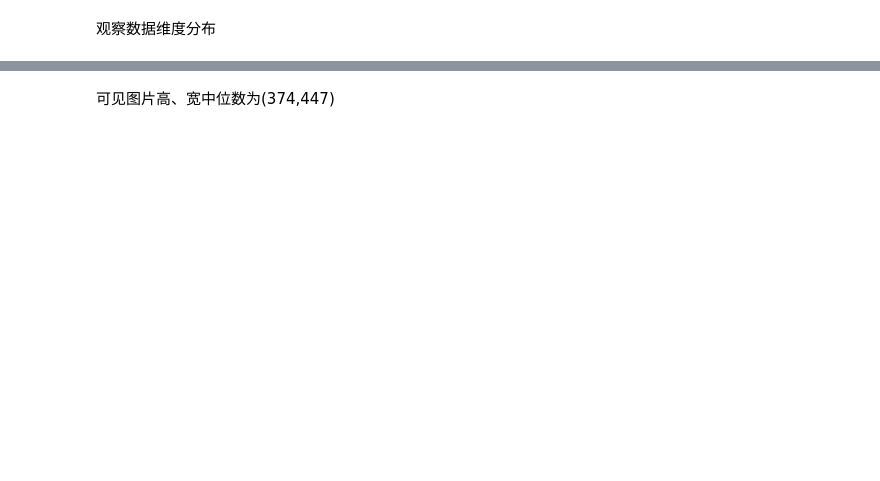
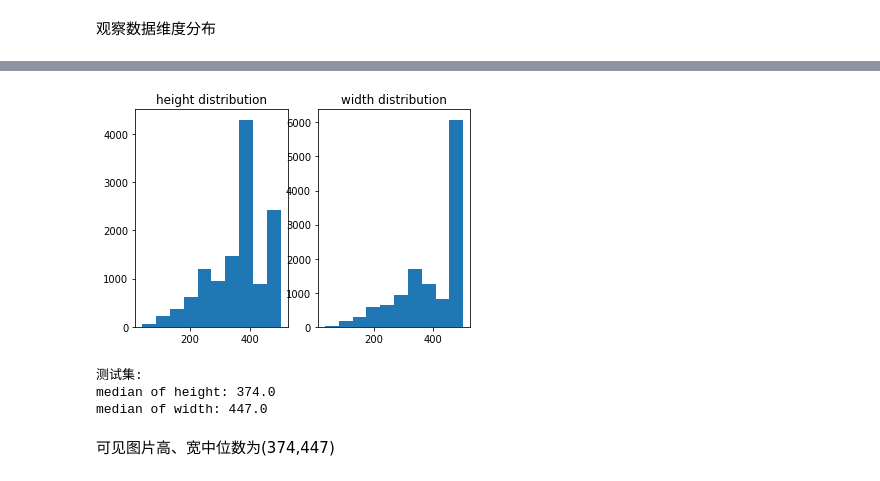
Before and after one commit to fanpaa/my-udacity-mlnd, a Jupyter notebook: preprocessing_dataset.ipynb, the cells around one changed output, grey strips where cells are left out. Saved outputs shown, nothing was run; the diff lists cells and outputs as text; code cells hidden in the pictures; blank space fills up the shorter version.

```diff
--- a/preprocessing_dataset.ipynb
+++ b/preprocessing_dataset.ipynb
@@ -68,4 +95,32 @@ print('median of width: {}'.format(numpy.median(width)))
 median of height: 374.0
 median of width: 447.0
+# %%
+import numpy
+height = []
+width = []
+
+for path in test_path_list:
+    image = cv2.imread(path)
+    height.append(image.shape[0])
+    width.append(image.shape[1])
+
+pyplot.subplot(121)
+pyplot.hist(height)
+pyplot.title("height distribution")
+
+pyplot.subplot(122)
+pyplot.hist(width)
+pyplot.title("width distribution")
+
+pyplot.show()
+
+print('测试集: ')
+print('median of height: {}'.format(numpy.median(height)))
+print('median of width: {}'.format(numpy.median(width)))
+# %% [output]
+[figure, added]
+测试集:
+median of height: 374.0
+median of width: 447.0
 # %% [markdown]
 可见图片高、宽中位数为(374,447)
```
Also changed, not shown: parts of 11 cells of this notebook, 1 other file.
